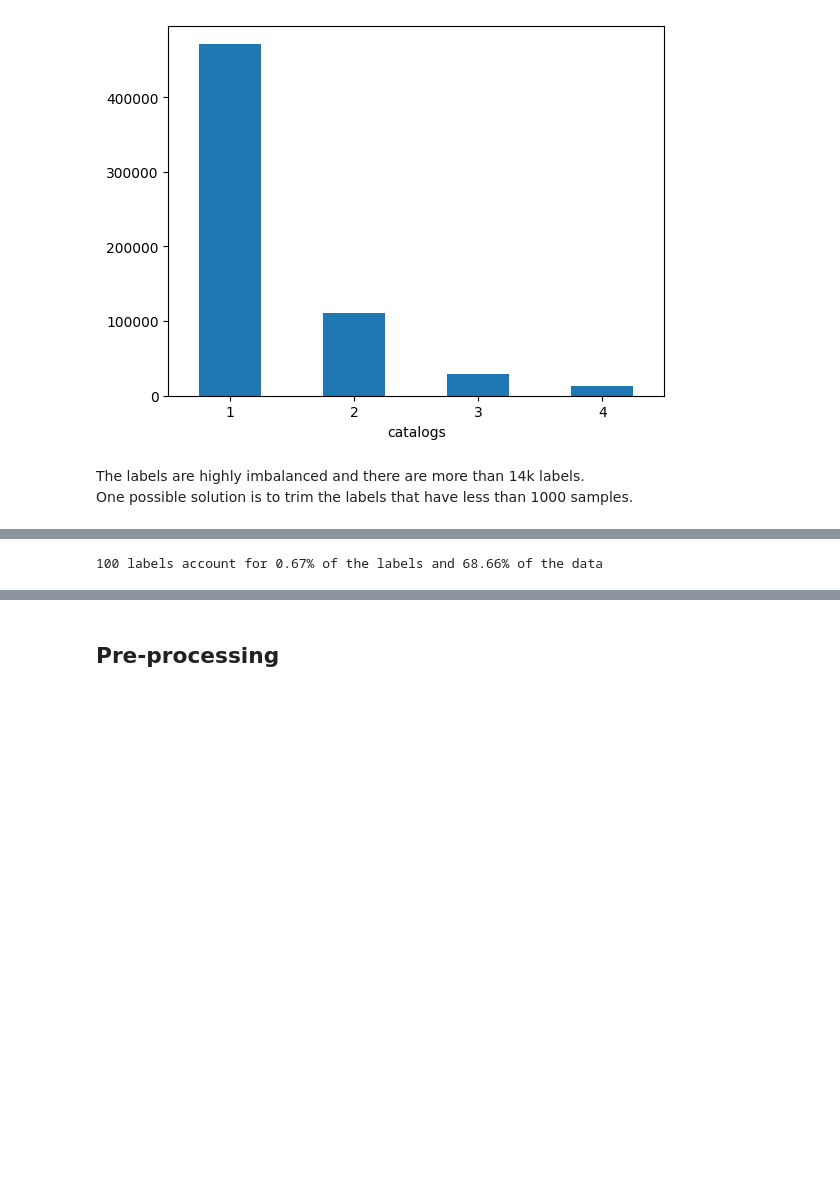
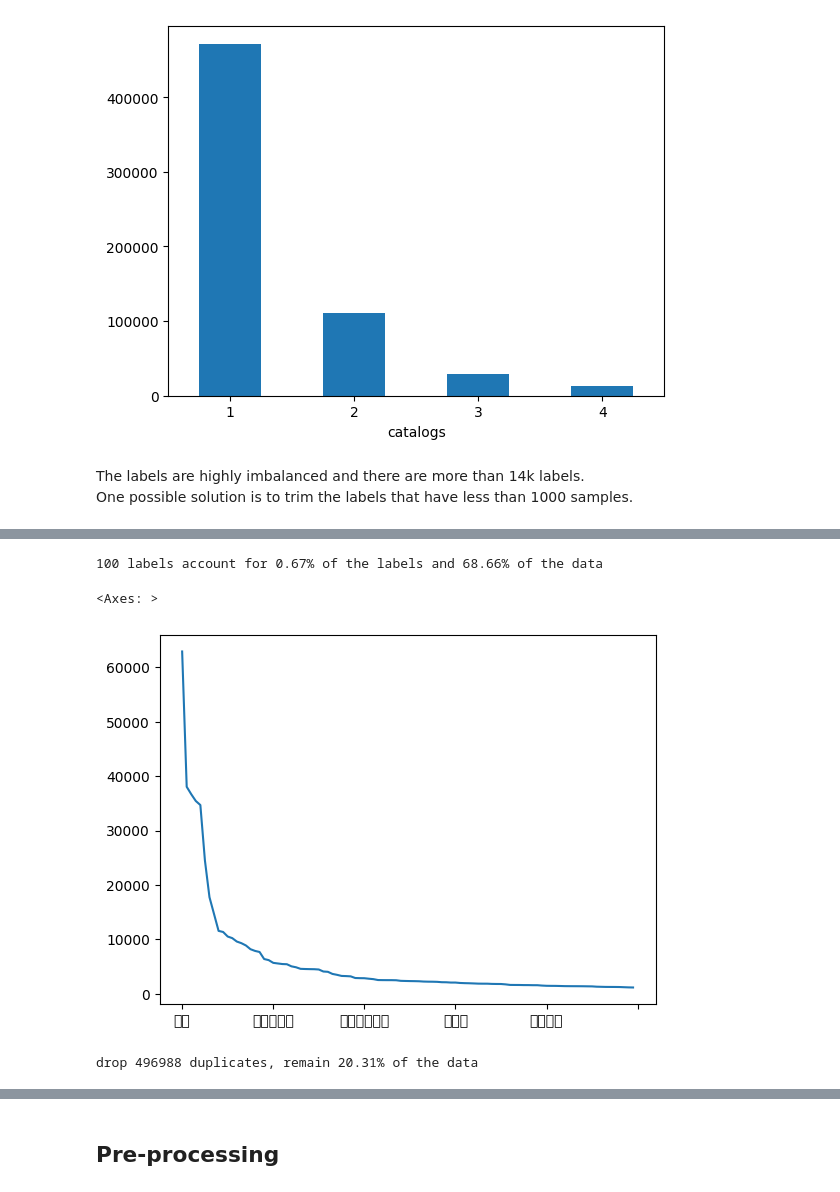
Before and after one commit to eddielin0926/icd-tokenize, a Jupyter notebook: train.ipynb, the cells around one changed output, grey strips where cells are left out. Saved outputs shown, nothing was run; the diff lists cells and outputs as text; code cells hidden in the pictures; blank space fills up the shorter version.

```diff
--- a/train.ipynb
+++ b/train.ipynb
@@ -65,8 +63,20 @@ Name: count, Length: 14854, dtype: int64
 # %%
-select = 100
-total_counts = labels_count.sum()
-labels_count = labels_count.sort_values(ascending=False)
-majority_class = labels_count.head(select)
-print(f"{len(majority_class)} labels account for {select/len(labels_count)*100:.2f}% of the labels and {majority_class.sum() / total_counts * 100:.2f}% of the data")
+def select_top(df: DataFrame, select: int):
+    labels_count = count_labels(df)
+    labels_count = labels_count.sort_values(ascending=False)
+    majority_class = labels_count.head(select)
+    return majority_class
+
+top_classes = select_top(df, 100)
+print(f"{len(top_classes)} labels account for {len(top_classes)/len(counts)*100:.2f}% of the labels and {top_classes.sum() / counts.sum() * 100:.2f}% of the data")
+display(top_classes.plot())
 # %% [output]
 100 labels account for 0.67% of the labels and 68.66% of the data
+<Axes: >
+[figure, added]
+# %%
+df["catalog_tuple"] = df["catalogs"].apply(tuple)
+df_nodup = df.drop_duplicates(subset=['catalog_tuple', 'text'], ignore_index=True)
+print(f"drop {len(df) - len(df_nodup)} duplicates, remain {len(df_nodup) / len(df) *100:.2f}% of the data")
+# %% [output]
+drop 496988 duplicates, remain 20.31% of the data
```
Also changed, not shown: parts of 6 cells of this notebook, 9 other files.
